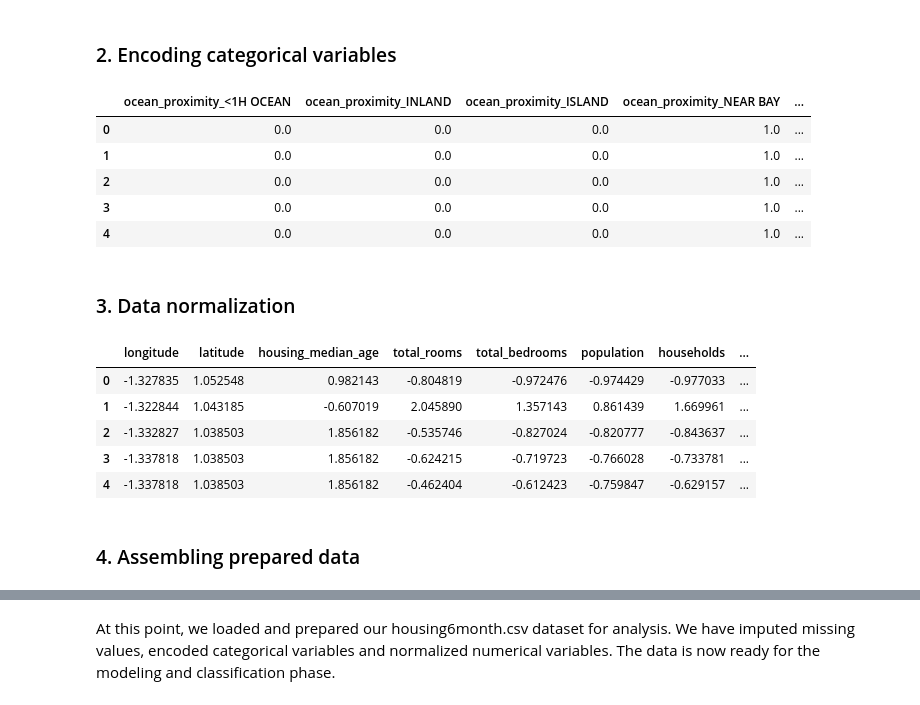
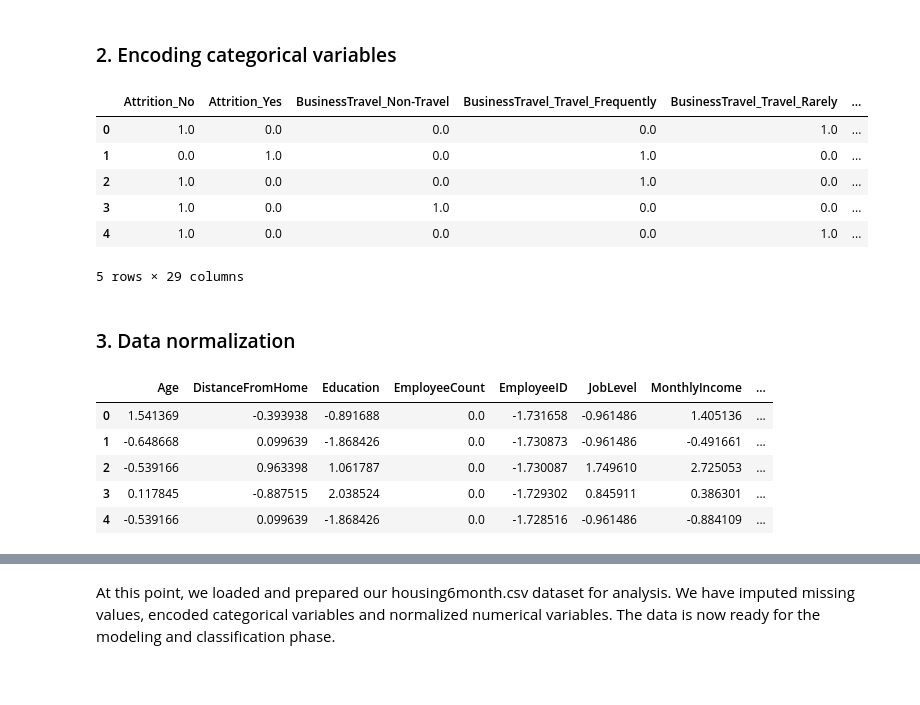
Before and after one commit to Nellpp/AIProject, a Jupyter notebook: Final Deliverable_Group 1.ipynb, the cells around one changed output, grey strips where cells are left out. Cells and saved outputs as stored; diff of their text form; code cells hidden in the pictures.

```diff
--- a/Final Deliverable_Group 1.ipynb
+++ b/Final Deliverable_Group 1.ipynb
@@ -34,7 +99,7 @@ from sklearn.naive_bayes import GaussianNB
 # %%
 # Load dataset
-housing = pd.read_csv('housing6month.csv')
+general = pd.read_csv('general_data.csv')
 
 # Display the first lines of the dataset
-housing.head()
+general.head()
 # %% [output]
@@ -49,7 +157,7 @@ housing.head()
 ### 1. handling missing values
 # %%
 # Check for missing values
-housing.isnull().sum()
+general.isnull().sum()
 
 # Imput missing values for numerical variables with median
 from sklearn.impute import SimpleImputer
@@ -57,12 +165,12 @@ imputer = SimpleImputer(strategy="median")
 
 # Numeric column selection
 
-housing_num = housing.select_dtypes(include=['Float64', 'int64'])
-imputer.fit(housing_num)
+general_num = general.select_dtypes(include=['Float64', 'int64'])
+imputer.fit(general_num)
 
 # Replace missing values
-housing_num_imputed = pd.DataFrame(imputer.transform(housing_num), columns=housing_num.columns)
+general_num_imputed = pd.DataFrame(imputer.transform(general_num), columns=general_num.columns)
 
 # Check for missing values
-housing_num_imputed.isnull().sum()
+general_num_imputed.isnull().sum()
 # %% [output]
@@ -81,7 +286,7 @@ dtype: int64
 ### 2. Encoding categorical variables
 # %%
 # 1. Select category columns
-housing_cat = housing.select_dtypes(include=[object])
+general_cat = general.select_dtypes(include=[object])
 
 # 2. Initialize Encoder with sparse_output=False
 # (This ensures you get a standard readable array, not a compressed matrix)
@@ -89,38 +294,37 @@ housing_cat = housing.select_dtypes(include=[object])
 cat_encoder = OneHotEncoder()
 
 # 3. Fit and Transform
-housing_cat_encoded_array = cat_encoder.fit_transform(housing_cat).toarray()
+general_cat_encoded_array = cat_encoder.fit_transform(general_cat).toarray()
 
 # 4. Get the Feature Names (Crucial for interpretation!)
-feature_names = cat_encoder.get_feature_names_out(housing_cat.columns)
+feature_names = cat_encoder.get_feature_names_out(general_cat.columns)
 
 # 5. Create the DataFrame with correct column names
-housing_cat_encoded = pd.DataFrame(housing_cat_encoded_array, columns=feature_names)
+general_cat_encoded = pd.DataFrame(general_cat_encoded_array, columns=feature_names)
 
 # Check encoding result
-housing_cat_encoded.head()
+general_cat_encoded.head()
 # %% [output]
-|  | ocean_proximity_<1H OCEAN | ocean_proximity_INLAND | ocean_proximity_ISLAND | ocean_proximity_NEAR BAY | ... |
-| 0 | 0.0 | 0.0 | 0.0 | 1.0 | ... |
-| 1 | 0.0 | 0.0 | 0.0 | 1.0 | ... |
-| 2 | 0.0 | 0.0 | 0.0 | 1.0 | ... |
-| 3 | 0.0 | 0.0 | 0.0 | 1.0 | ... |
-| 4 | 0.0 | 0.0 | 0.0 | 1.0 | ... |
+|  | Attrition_No | Attrition_Yes | BusinessTravel_Non-Travel | BusinessTravel_Travel_Frequently | BusinessTravel_Travel_Rarely | ... |
+| 0 | 1.0 | 0.0 | 0.0 | 0.0 | 1.0 | ... |
+| 1 | 0.0 | 1.0 | 0.0 | 1.0 | 0.0 | ... |
+| 2 | 1.0 | 0.0 | 0.0 | 1.0 | 0.0 | ... |
+| 3 | 1.0 | 0.0 | 1.0 | 0.0 | 0.0 | ... |
+| 4 | 1.0 | 0.0 | 0.0 | 0.0 | 1.0 | ... |
+5 rows × 29 columns
 # %% [markdown]
 ### 3. Data normalization
 # %%
 # Standardizing numeric columns
 scaler = StandardScaler()
-housing_num_scaled = pd.DataFrame(scaler.fit_transform(housing_num_imputed), columns=housing_num_imputed.columns)
+general_num_scaled = pd.DataFrame(scaler.fit_transform(general_num_imputed), columns=general_num_imputed.columns)
 
 # Verification of standardization
-housing_num_scaled.head()
+general_num_scaled.head()
 # %% [output]
-|  | longitude | latitude | housing_median_age | total_rooms | total_bedrooms | population | households | ... |
-| 0 | -1.327835 | 1.052548 | 0.982143 | -0.804819 | -0.972476 | -0.974429 | -0.977033 | ... |
-| 1 | -1.322844 | 1.043185 | -0.607019 | 2.045890 | 1.357143 | 0.861439 | 1.669961 | ... |
-| 2 | -1.332827 | 1.038503 | 1.856182 | -0.535746 | -0.827024 | -0.820777 | -0.843637 | ... |
-| 3 | -1.337818 | 1.038503 | 1.856182 | -0.624215 | -0.719723 | -0.766028 | -0.733781 | ... |
-| 4 | -1.337818 | 1.038503 | 1.856182 | -0.462404 | -0.612423 | -0.759847 | -0.629157 | ... |
+|  | Age | DistanceFromHome | Education | EmployeeCount | EmployeeID | JobLevel | MonthlyIncome | ... |
+| 0 | 1.541369 | -0.393938 | -0.891688 | 0.0 | -1.731658 | -0.961486 | 1.405136 | ... |
+| 1 | -0.648668 | 0.099639 | -1.868426 | 0.0 | -1.730873 | -0.961486 | -0.491661 | ... |
+| 2 | -0.539166 | 0.963398 | 1.061787 | 0.0 | -1.730087 | 1.749610 | 2.725053 | ... |
+| 3 | 0.117845 | -0.887515 | 2.038524 | 0.0 | -1.729302 | 0.845911 | 0.386301 | ... |
+| 4 | -0.539166 | 0.099639 | -1.868426 | 0.0 | -1.728516 | -0.961486 | -0.884109 | ... |
-# %% [markdown]
-### 4. Assembling prepared data
```
Also changed, not shown: parts of 20 cells of this notebook, 3 other files.
